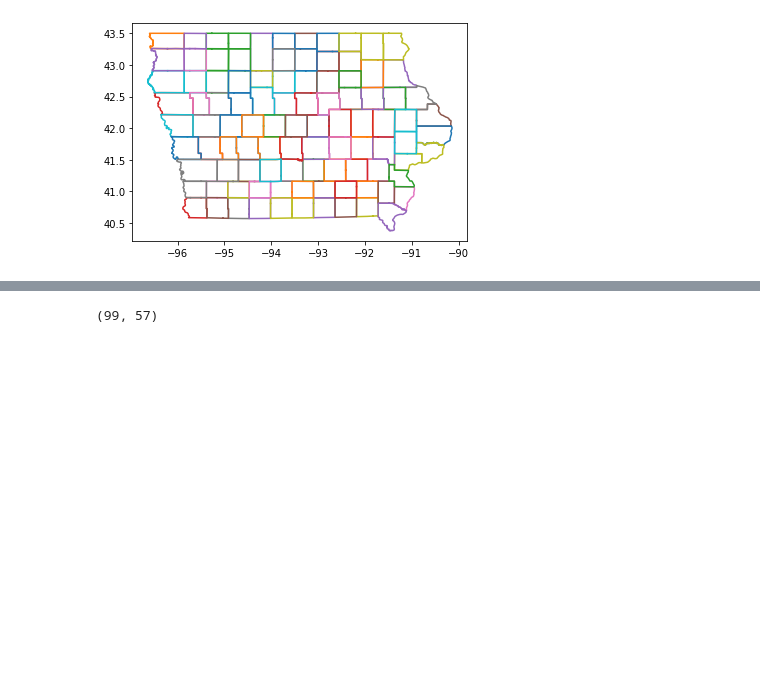
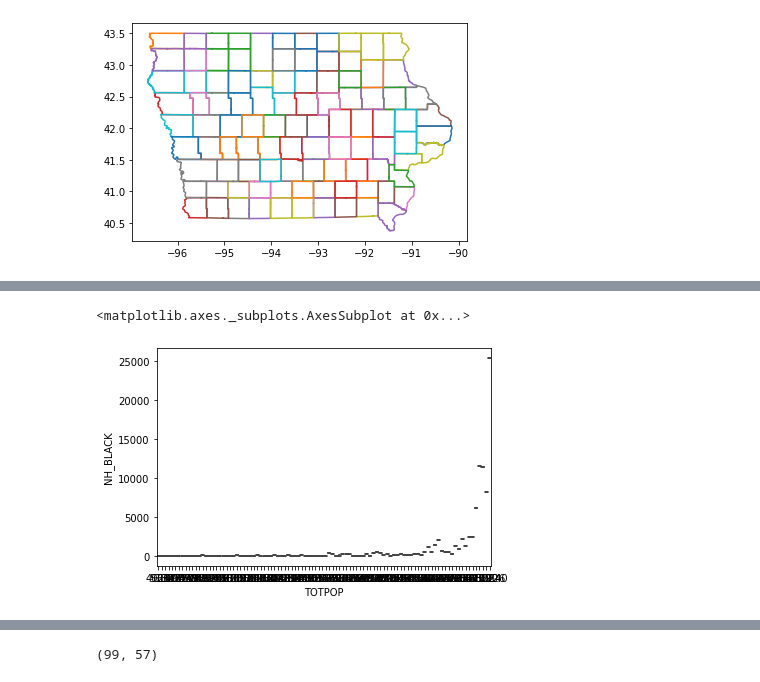
Before and after one commit to DIVYANI-DROI/Algorithmic-Redistricting, a Jupyter notebook: Math497startercode.ipynb, the cells around one changed output, grey strips where cells are left out. Drawn from its saved outputs; the diff is of its cells as text; code cells hidden in the pictures; blank space fills up the shorter version.

```diff
--- a/Math497startercode.ipynb
+++ b/Math497startercode.ipynb
@@ -29,0 +33,5 @@ IA = gp.read_file("IA_counties.shp")
+# %%
+sns.boxplot(IA["TOTPOP"],IA["NH_BLACK"])
+# %% [output]
+<matplotlib.axes._subplots.AxesSubplot at 0x...>
+[figure, added]
```
Also changed, not shown: parts of 11 cells of this notebook.
